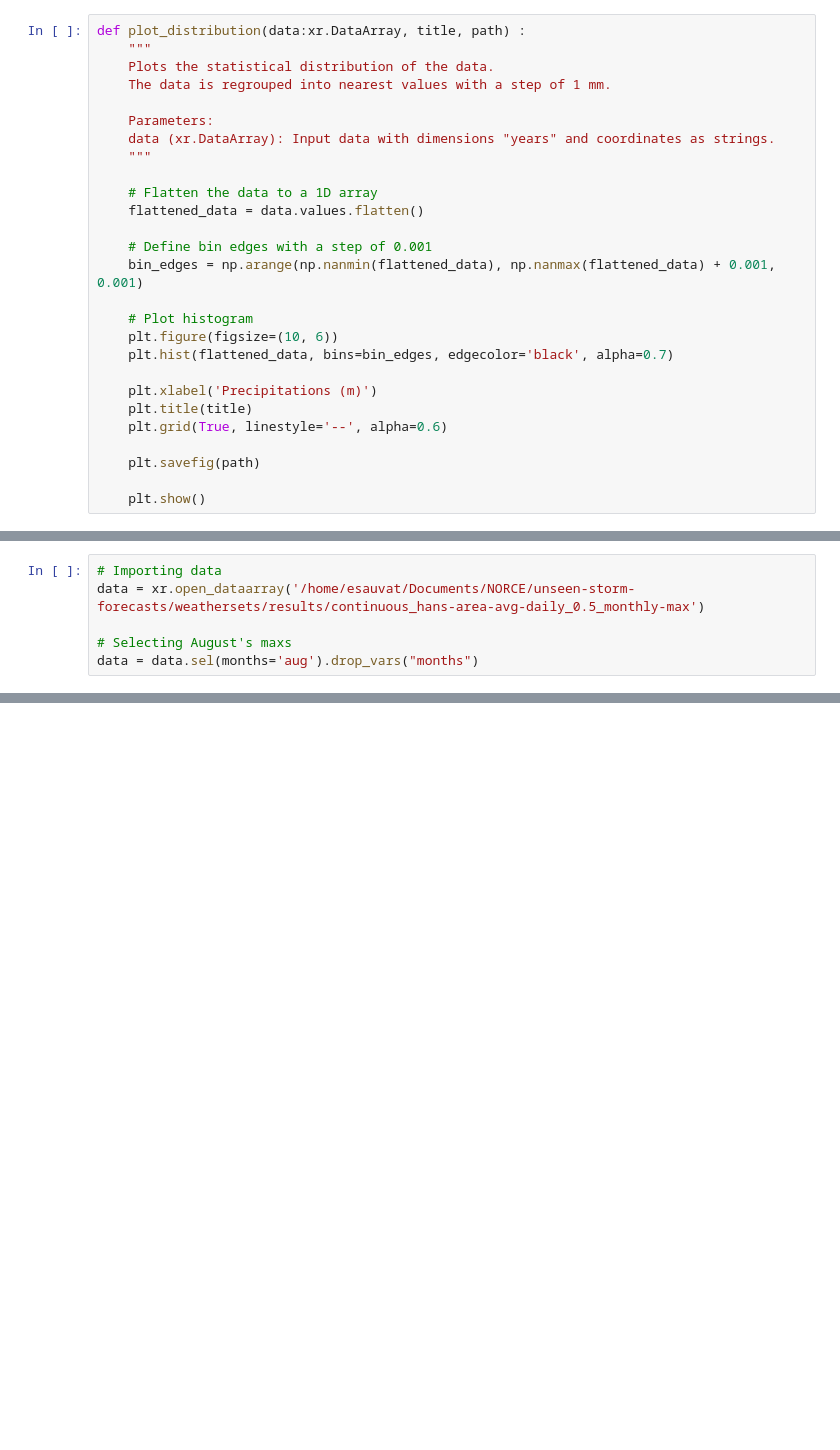
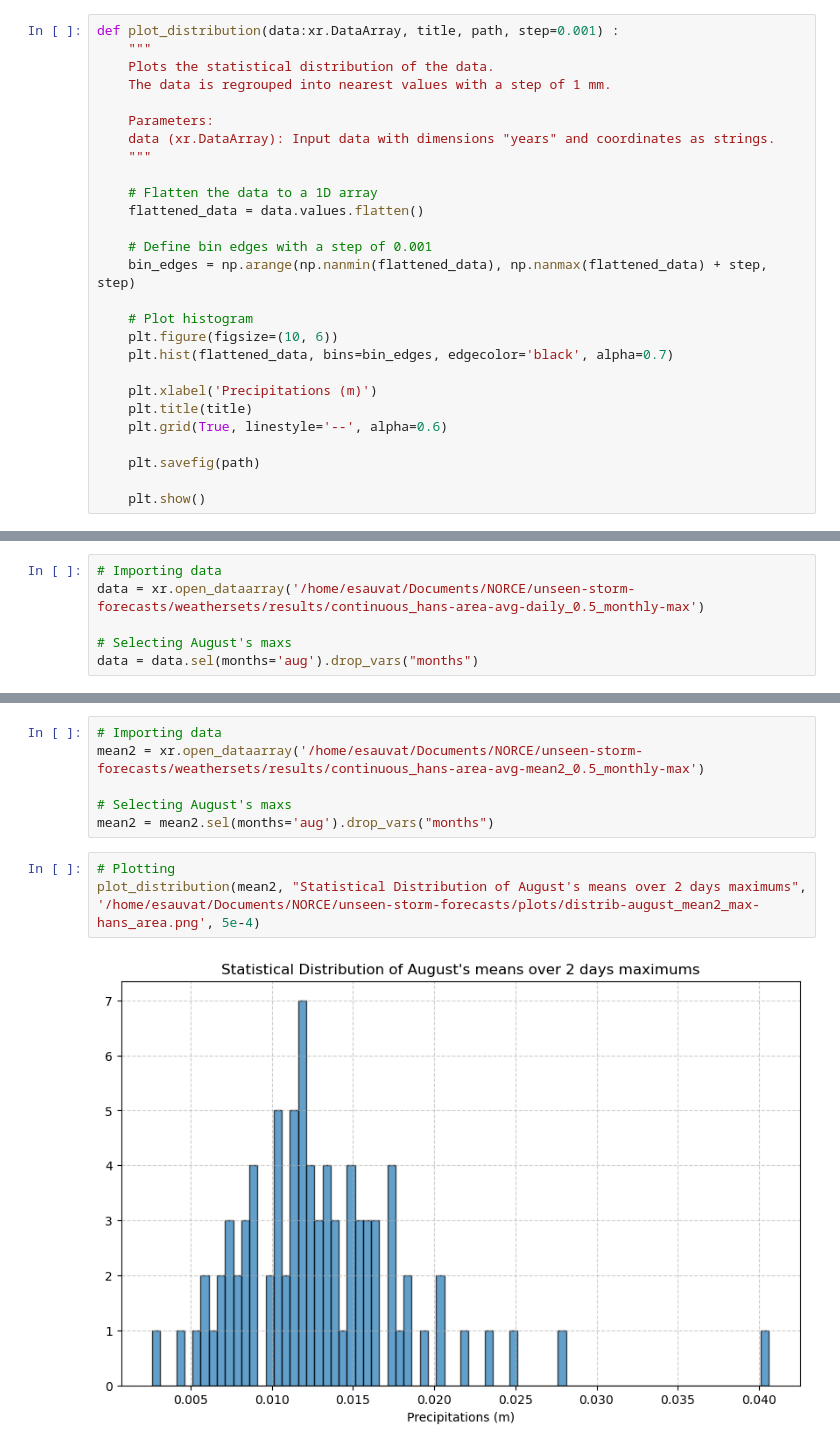
Before and after one commit to esauvat/unseen-storm-forecasts, a Jupyter notebook: script/statistical_distribution.ipynb, the cells around one changed output, grey strips where cells are left out. Cells and saved outputs as stored; diff of their text form; blank space fills up the shorter version.

Commit message:
hans area distribs - s2s dataset

```diff
--- a/script/statistical_distribution.ipynb
+++ b/script/statistical_distribution.ipynb
@@ -25,7 +25,7 @@ with open(wsPath, 'rb') as inp:
 # %% [markdown]
 Function to plot the distributions
 # %%
-def plot_distribution(data:xr.DataArray, title, path) :
+def plot_distribution(data:xr.DataArray, title, path, step=0.001) :
     """
     Plots the statistical distribution of the data.
     The data is regrouped into nearest values with a step of 1 mm.
@@ -38,7 +38,7 @@ def plot_distribution(data:xr.DataArray, title, path) :
     flattened_data = data.values.flatten()
 
     # Define bin edges with a step of 0.001
-    bin_edges = np.arange(np.nanmin(flattened_data), np.nanmax(flattened_data) + 0.001, 0.001)
+    bin_edges = np.arange(np.nanmin(flattened_data), np.nanmax(flattened_data) + step, step)
 
     # Plot histogram
     plt.figure(figsize=(10, 6))
@@ -66,0 +69,11 @@ plot_distribution(data, "Statistical Distribution of August's maximums", '/home/
+# %%
+# Importing data
+mean2 = xr.open_dataarray('/home/esauvat/Documents/NORCE/unseen-storm-forecasts/weathersets/results/continuous_hans-area-avg-mean2_0.5_monthly-max')
+
+# Selecting August's maxs
+mean2 = mean2.sel(months='aug').drop_vars("months")
+# %%
+# Plotting
+plot_distribution(mean2, "Statistical Distribution of August's means over 2 days maximums", '/home/esauvat/Documents/NORCE/unseen-storm-forecasts/plots/distrib-august_mean2_max-hans_area.png', 5e-4)
+# %% [output]
+[figure, added]
```
Also changed, not shown: parts of 5 cells of this notebook, 24 other files.
